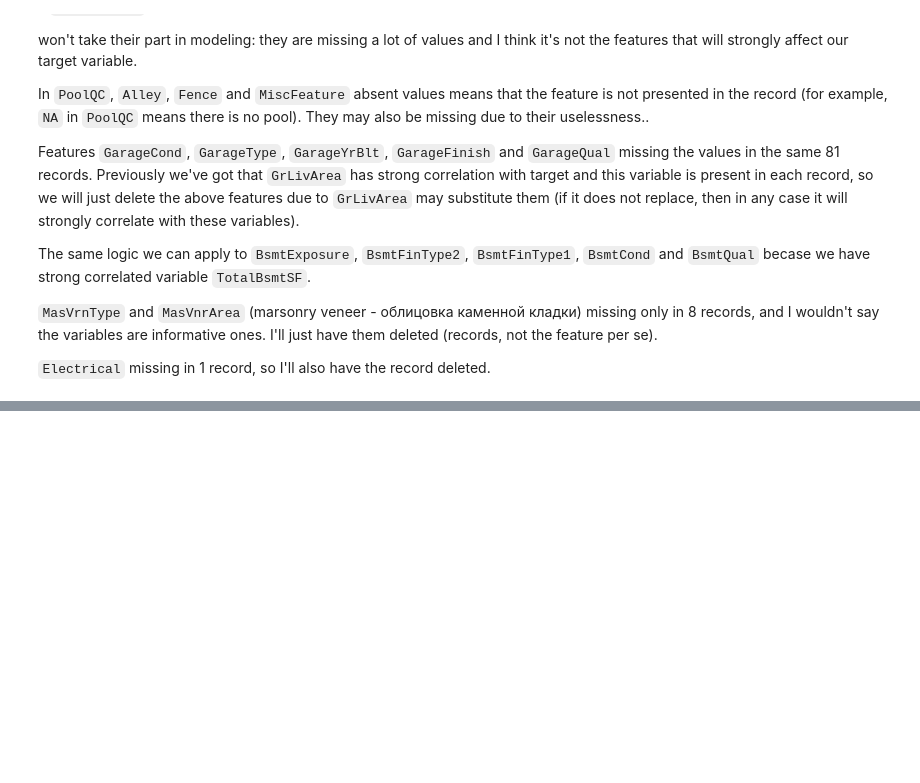
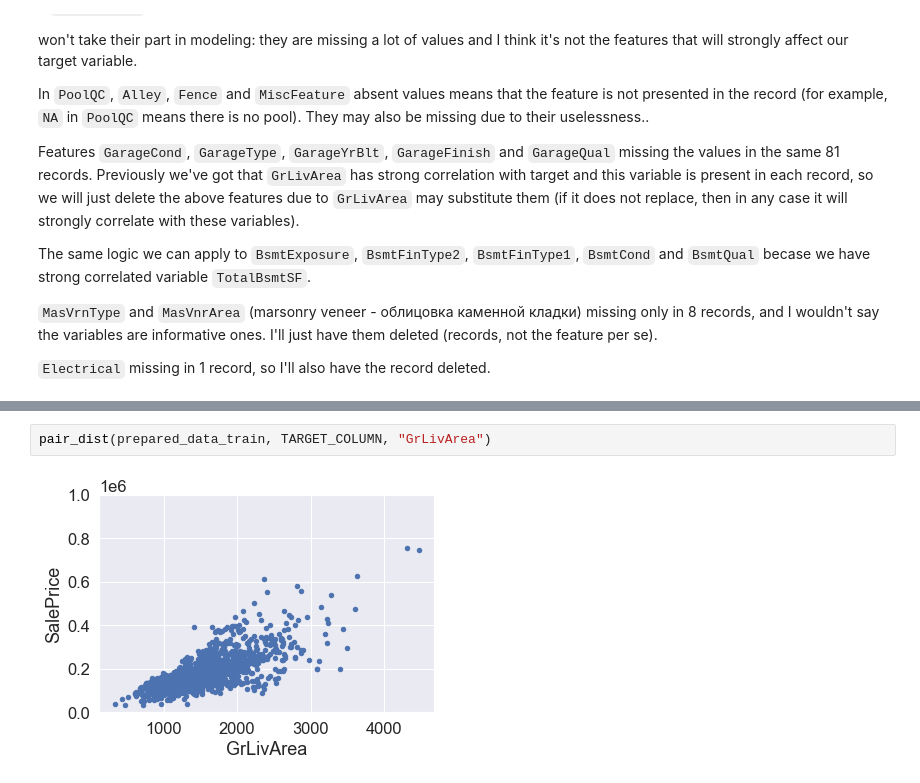
Before and after one commit to WozzyaQ/machine-learning-and-other-stuff, a Jupyter notebook: house-prices/House Prices.ipynb, the cells around one changed output, grey strips where cells are left out. Cells and saved outputs as stored; diff of their text form; blank space fills up the shorter version.

```diff
--- a/house-prices/House Prices.ipynb
+++ b/house-prices/House Prices.ipynb
@@ -467,0 +503,4 @@ No missing values found
+# %%
+pair_dist(prepared_data_train, TARGET_COLUMN, "GrLivArea")
+# %% [output]
+[figure, added]
```
Also changed, not shown: parts of 53 cells of this notebook, 1 other file.
